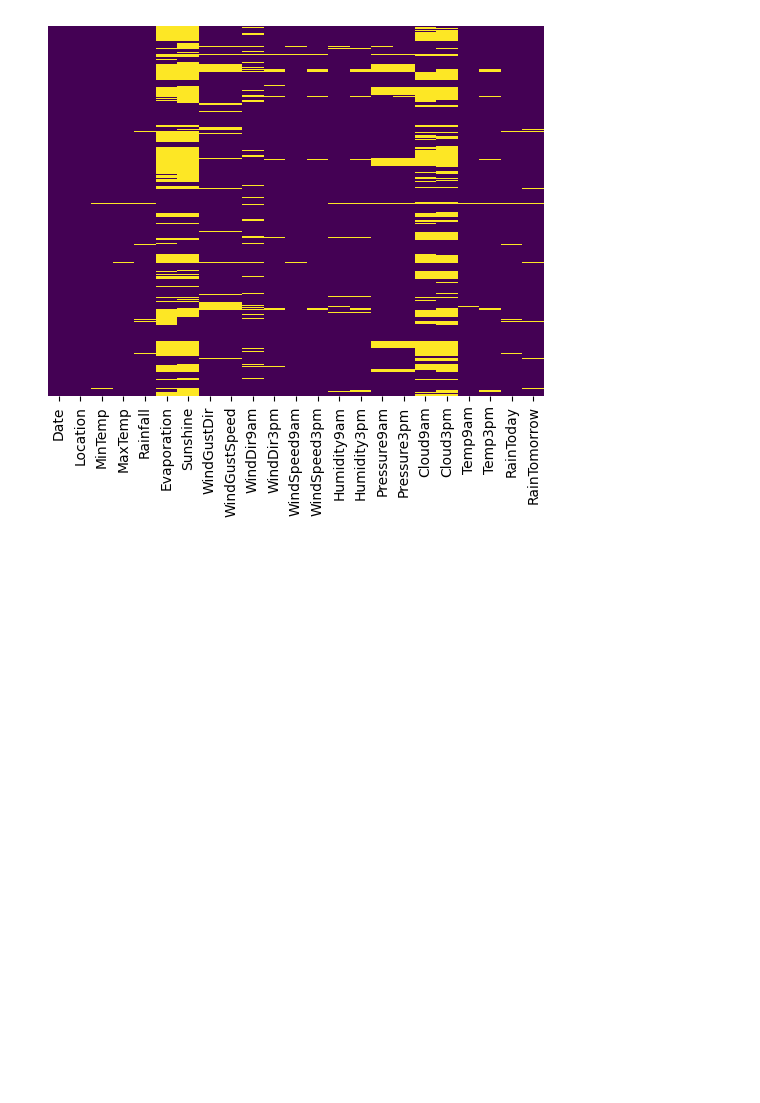
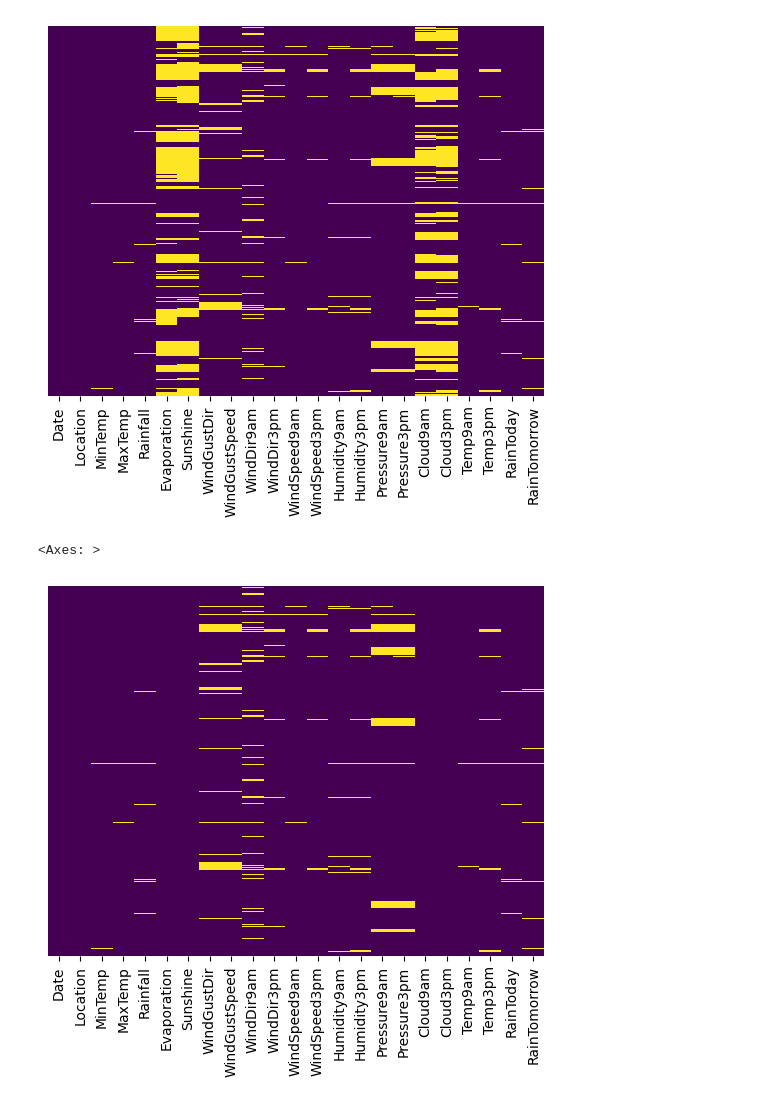
Before and after one commit to ClipLee/SUML_GR1_TMWT, a Jupyter notebook: data_prep.ipynb, the cells around one changed output. Cells and saved outputs as stored; diff of their text form; code cells hidden in the pictures; blank space fills up the shorter version.

Commit message:
fill most empty columns with median

```diff
--- a/data_prep.ipynb
+++ b/data_prep.ipynb
@@ -109,0 +108,17 @@ temp_data = base_data.fillna({'Cloud9am': cloud9am_mean, 'Cloud3pm': cloud3pm_me
+# %%
+# Przejscie na testowy dataframe i uzupełnienie brakujących danych w kolumnach
+temp_data = base_data.copy()
+temp_data['Evaporation'] = temp_data['Evaporation'].fillna(
+    base_data['Evaporation'].median())
+temp_data['Sunshine'] = temp_data['Sunshine'].fillna(
+    base_data['Sunshine'].median())
+temp_data['Cloud9am'] = temp_data['Cloud9am'].fillna(
+    base_data['Cloud9am'].median())
+temp_data['Cloud3pm'] = temp_data['Cloud3pm'].fillna(
+    base_data['Cloud3pm'].median())
+# %%
+# Jak wygląda dataframe po uzupełnieniu brakujących danych
+sns.heatmap(temp_data.isnull(), yticklabels=False, cbar=False, cmap='viridis')
+# %% [output]
+<Axes: >
+[figure, added]
```
Also changed, not shown: parts of 2 cells of this notebook, 1 other file.
